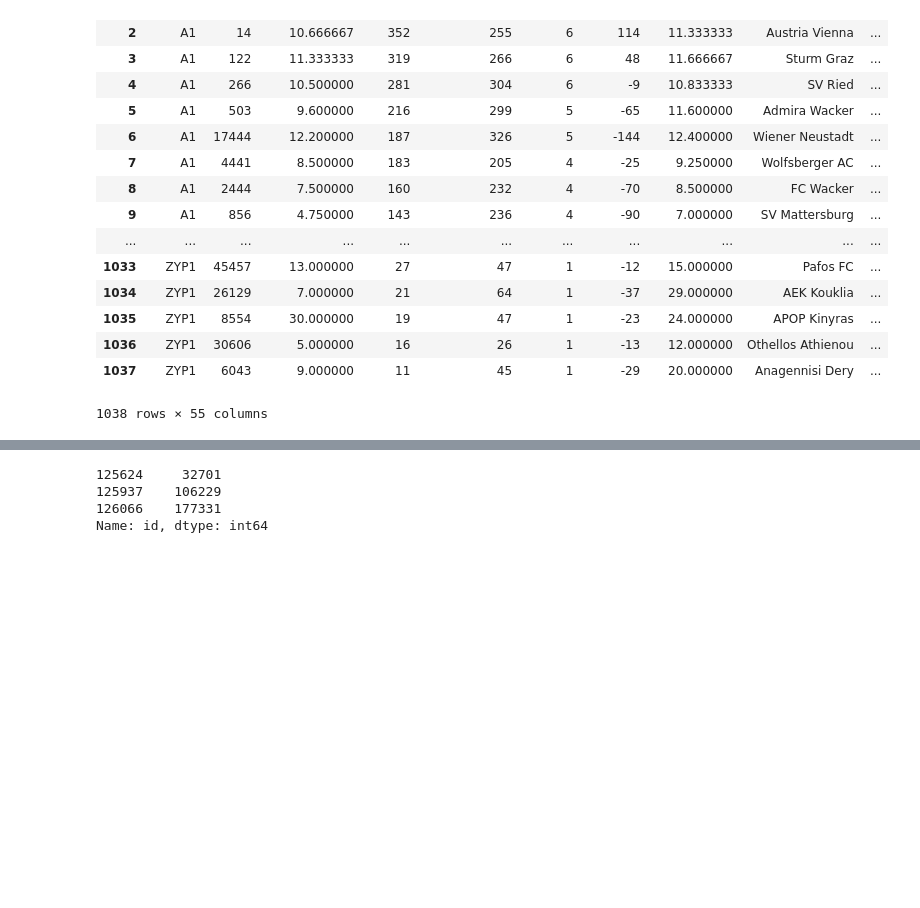
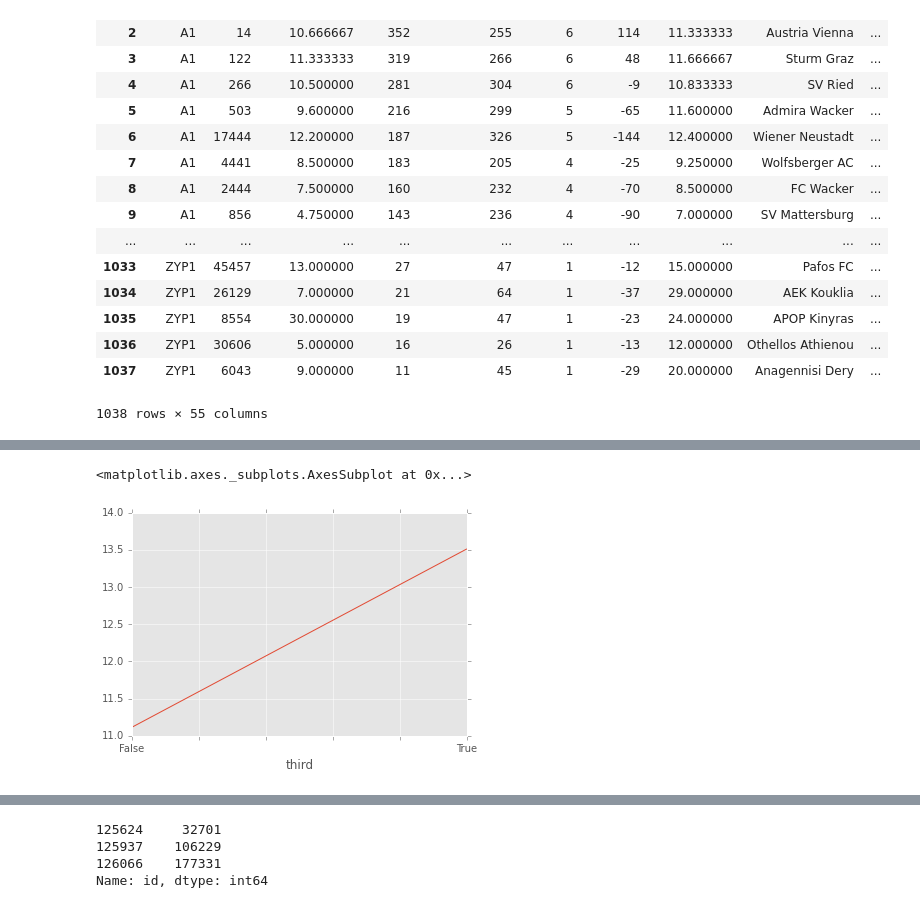
Before and after one commit to kebuhcah/soccer-history, a Jupyter notebook: notebooks/stability_performance.ipynb, the cells around one changed output, grey strips where cells are left out. Drawn from its saved outputs; the diff is of its cells as text; code cells hidden in the pictures; blank space fills up the shorter version.

```diff
--- a/notebooks/stability_performance.ipynb
+++ b/notebooks/stability_performance.ipynb
@@ -103,0 +158,8 @@ stabilityVsPerf
+# %%
+import math
+stabilityVsPerf2['third']=stabilityVsPerf2['goalDiff']<0 #.apply(lambda x:math.floor(x*10))
+
+stabilityVsPerf2.groupby('third')['transfers in'].mean().plot.line()
+# %% [output]
+<matplotlib.axes._subplots.AxesSubplot at 0x...>
+[figure, added]
```
Also changed, not shown: parts of 14 cells of this notebook.
